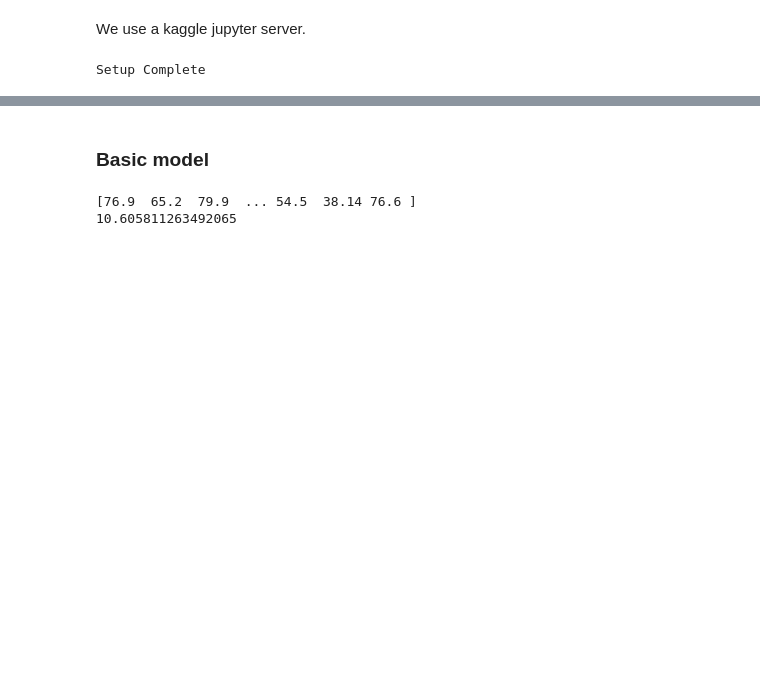
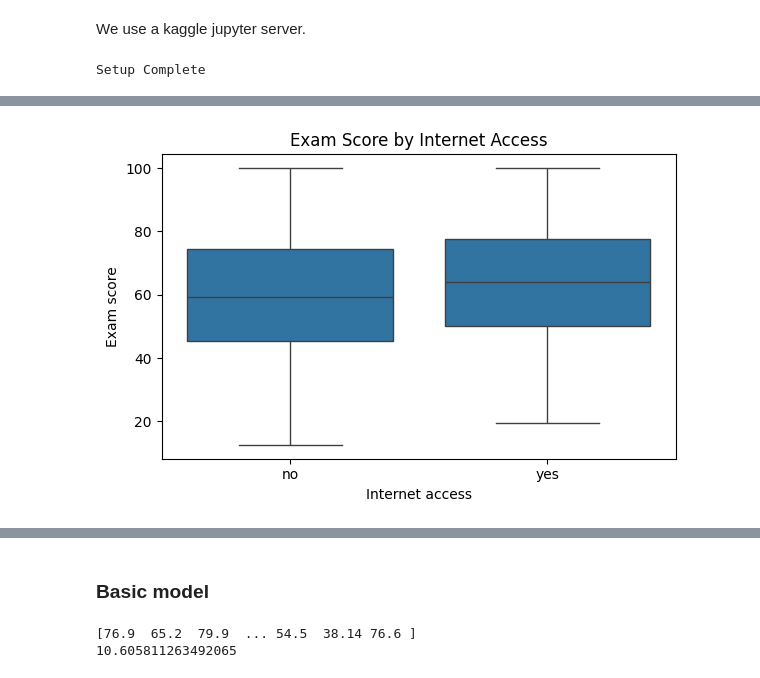
Before and after one commit to Muten-Roshi-Sama/MachineLearningLabs_4eiai40, a Jupyter notebook: Project2026/failure_prediction.ipynb, the cells around one changed output, grey strips where cells are left out. Cells and saved outputs as stored; diff of their text form; code cells hidden in the pictures; blank space fills up the shorter version.

```diff
--- a/Project2026/failure_prediction.ipynb
+++ b/Project2026/failure_prediction.ipynb
@@ -110,0 +379,15 @@ Interpretation: feature importance + one example explanation
+# %%
+plt.figure(figsize=(6, 4))
+sns.boxplot(
+    data=raw_data,
+    x="accès_internet",
+    y="score_examen",
+    order=["no", "yes"]
+)
+plt.title("Exam Score by Internet Access")
+plt.xlabel("Internet access")
+plt.ylabel("Exam score")
+plt.tight_layout()
+plt.show()
+# %% [output]
+[figure, added]
```
Also changed, not shown: parts of 62 cells of this notebook.
